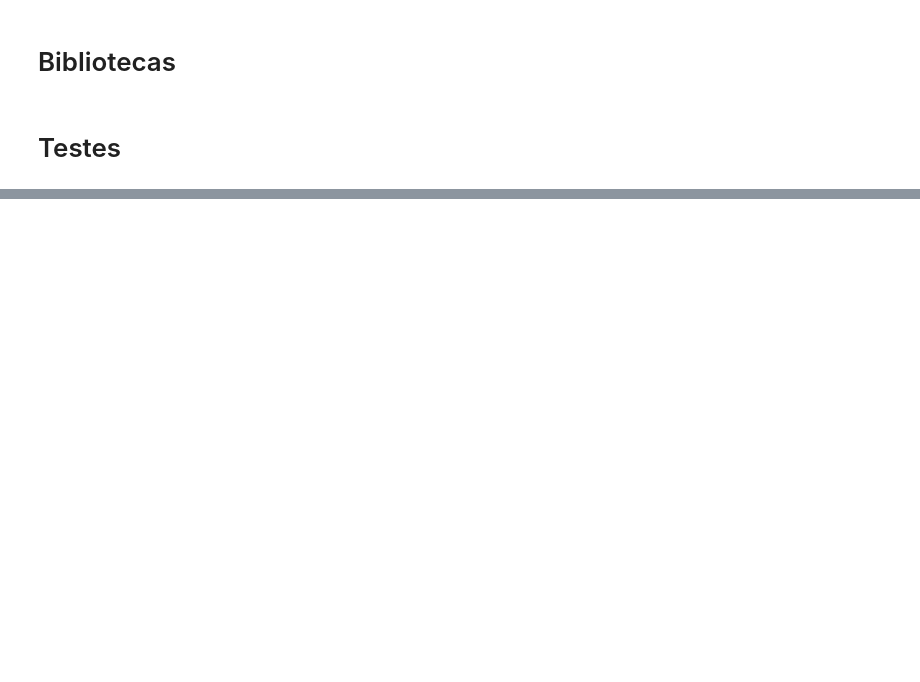
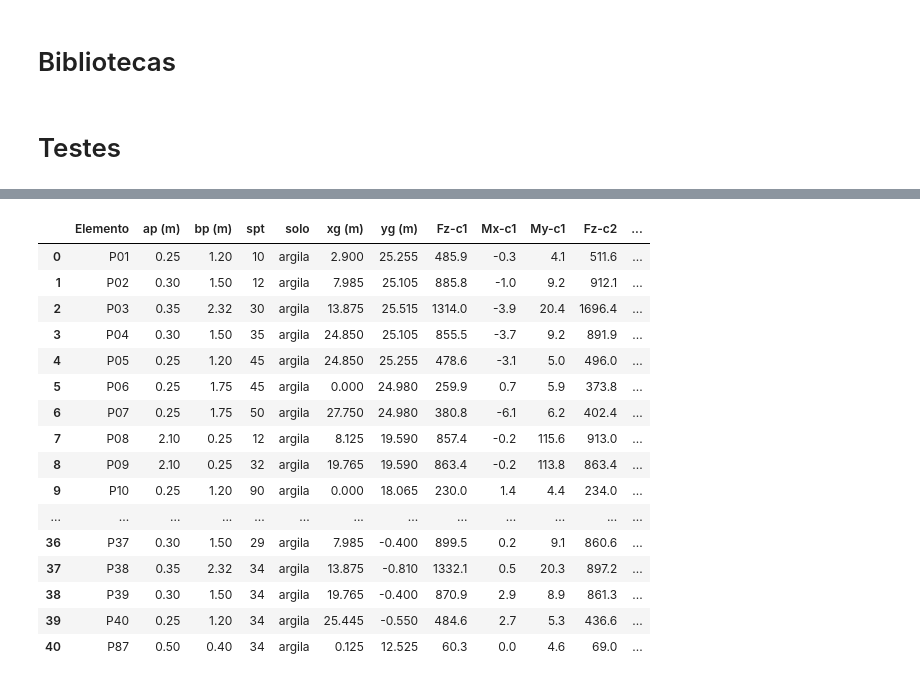
Before and after one commit to wmpjrufg/fundaai, a Jupyter notebook: conferencia.ipynb, the cells around one changed output, grey strips where cells are left out. Drawn from its saved outputs; the diff is of its cells as text; code cells hidden in the pictures; blank space fills up the shorter version.

```diff
--- a/conferencia.ipynb
+++ b/conferencia.ipynb
@@ -187,0 +292,20 @@ NameError: name 'aa' is not defined
+# %%
+df
+# %% [output]
+|  | Elemento | ap (m) | bp (m) | spt | solo | xg (m) | yg (m) | Fz-c1 | Mx-c1 | My-c1 | Fz-c2 | ... |
+| 0 | P01 | 0.25 | 1.20 | 10 | argila | 2.900 | 25.255 | 485.9 | -0.3 | 4.1 | 511.6 | ... |
+| 1 | P02 | 0.30 | 1.50 | 12 | argila | 7.985 | 25.105 | 885.8 | -1.0 | 9.2 | 912.1 | ... |
+| 2 | P03 | 0.35 | 2.32 | 30 | argila | 13.875 | 25.515 | 1314.0 | -3.9 | 20.4 | 1696.4 | ... |
+| 3 | P04 | 0.30 | 1.50 | 35 | argila | 24.850 | 25.105 | 855.5 | -3.7 | 9.2 | 891.9 | ... |
+| 4 | P05 | 0.25 | 1.20 | 45 | argila | 24.850 | 25.255 | 478.6 | -3.1 | 5.0 | 496.0 | ... |
+| 5 | P06 | 0.25 | 1.75 | 45 | argila | 0.000 | 24.980 | 259.9 | 0.7 | 5.9 | 373.8 | ... |
+| 6 | P07 | 0.25 | 1.75 | 50 | argila | 27.750 | 24.980 | 380.8 | -6.1 | 6.2 | 402.4 | ... |
+| 7 | P08 | 2.10 | 0.25 | 12 | argila | 8.125 | 19.590 | 857.4 | -0.2 | 115.6 | 913.0 | ... |
+| 8 | P09 | 2.10 | 0.25 | 32 | argila | 19.765 | 19.590 | 863.4 | -0.2 | 113.8 | 863.4 | ... |
+| 9 | P10 | 0.25 | 1.20 | 90 | argila | 0.000 | 18.065 | 230.0 | 1.4 | 4.4 | 234.0 | ... |
+| ... | ... | ... | ... | ... | ... | ... | ... | ... | ... | ... | ... | ... |
+| 36 | P37 | 0.30 | 1.50 | 29 | argila | 7.985 | -0.400 | 899.5 | 0.2 | 9.1 | 860.6 | ... |
+| 37 | P38 | 0.35 | 2.32 | 34 | argila | 13.875 | -0.810 | 1332.1 | 0.5 | 20.3 | 897.2 | ... |
+| 38 | P39 | 0.30 | 1.50 | 34 | argila | 19.765 | -0.400 | 870.9 | 2.9 | 8.9 | 861.3 | ... |
+| 39 | P40 | 0.25 | 1.20 | 34 | argila | 25.445 | -0.550 | 484.6 | 2.7 | 5.3 | 436.6 | ... |
+| 40 | P87 | 0.50 | 0.40 | 34 | argila | 0.125 | 12.525 | 60.3 | 0.0 | 4.6 | 69.0 | ... |
```
Also changed, not shown: parts of 2 cells of this notebook, 2 other files.
